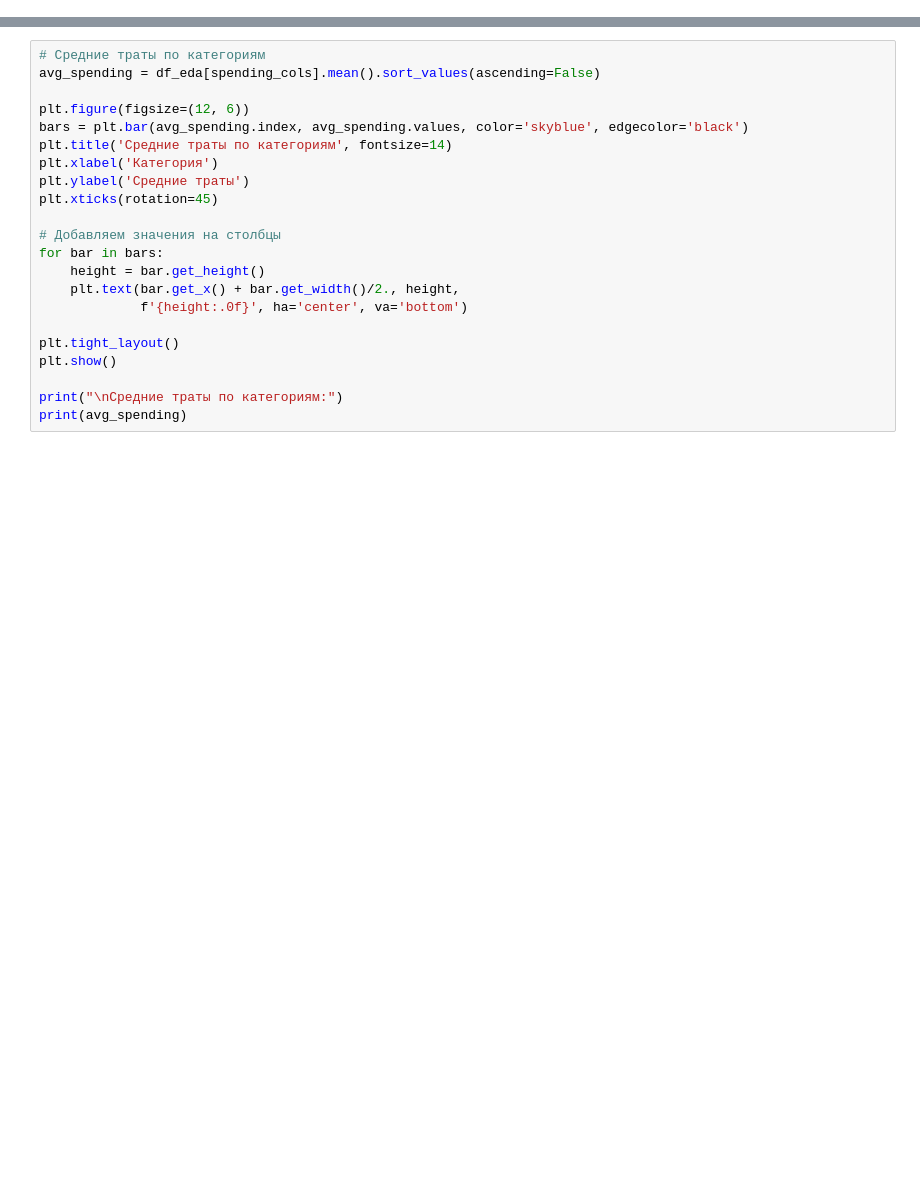
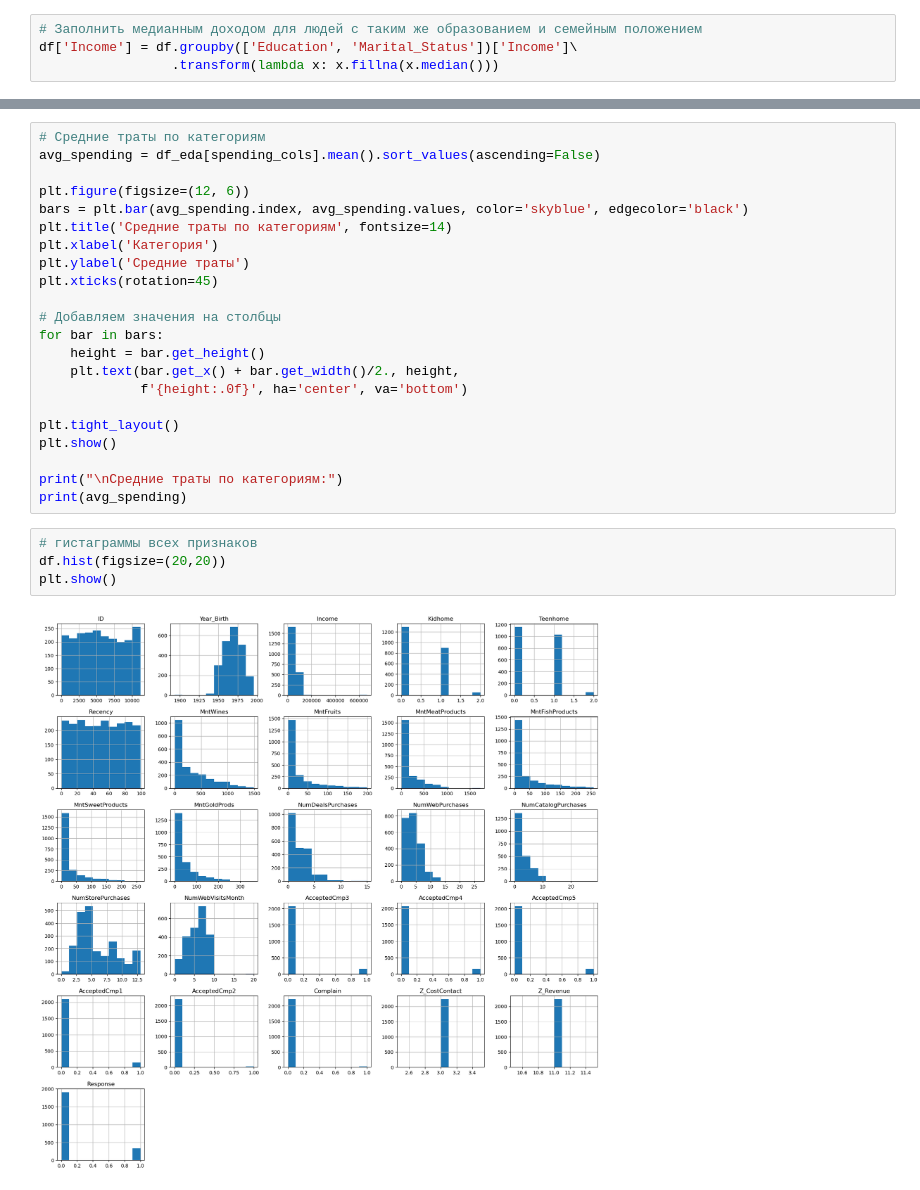
Before and after one commit to YaeKitsune13/MOIBD_coop_project, a Jupyter notebook: notebooks/eda.ipynb, the cells around one changed output, grey strips where cells are left out. Saved outputs shown, nothing was run; the diff lists cells and outputs as text; blank space fills up the shorter version.

```diff
--- a/notebooks/eda.ipynb
+++ b/notebooks/eda.ipynb
@@ -80,3 +109,7 @@ df_eda = df.copy()
 # удаляем колонки Z_CostContact, Z_Revenue так как они используются для расчета затрат и  не несут полезной информации для анализа
 drop_cols = ['Z_CostContact', 'Z_Revenue']
 df_eda = df_eda.drop(columns=[col for col in drop_cols if col in df_eda.columns])
+# %%
+# Заполнить медианным доходом для людей с таким же образованием и семейным положением
+df['Income'] = df.groupby(['Education', 'Marital_Status'])['Income']\
+                 .transform(lambda x: x.fillna(x.median()))
@@ -128,3 +210,9 @@ plt.show()
 
 print("\nСредние траты по категориям:")
 print(avg_spending)
+# %%
+# гистаграммы всех признаков
+df.hist(figsize=(20,20))
+plt.show()
+# %% [output]
+[figure, added]
```
Also changed, not shown: parts of 12 cells of this notebook.
